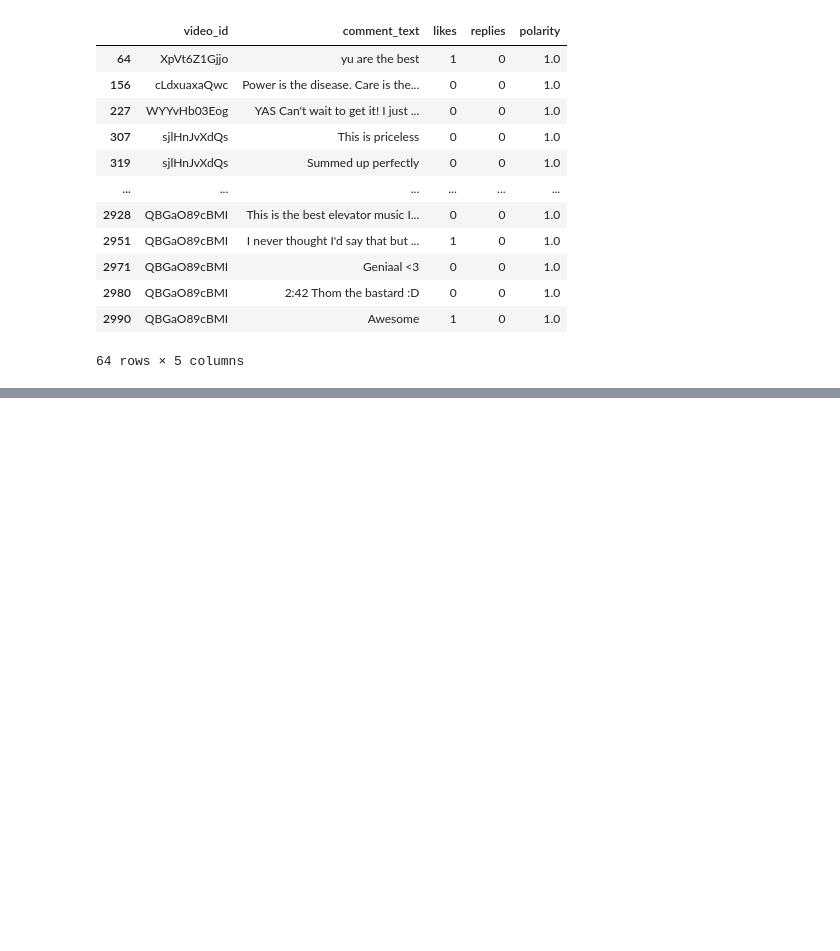
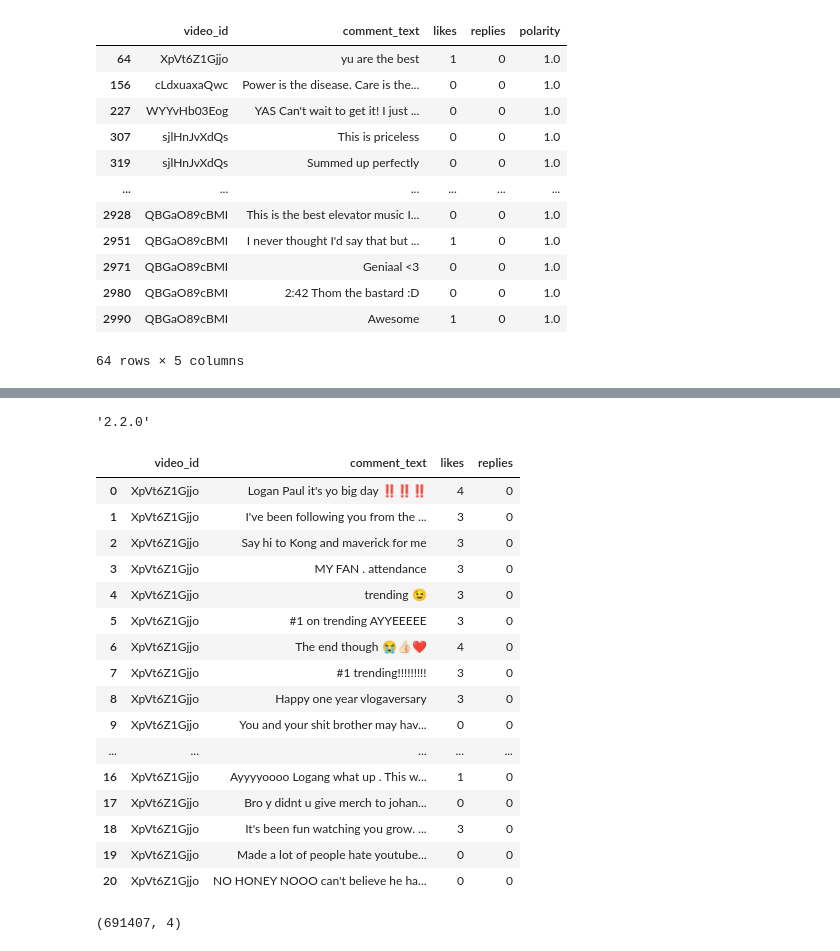
Before and after one commit to Nishantthakurrr/Text-Data-Analysis-Youtube, a Jupyter notebook: Youtube_Text_Data_Analysis.ipynb, the cells around one changed output, grey strips where cells are left out. Cells and saved outputs as stored; diff of their text form; code cells hidden in the pictures; blank space fills up the shorter version.

```diff
--- a/Youtube_Text_Data_Analysis.ipynb
+++ b/Youtube_Text_Data_Analysis.ipynb
@@ -252,0 +270,32 @@ plt.axis("off")
+# %%
+emoji.__version__
+# %% [output]
+'2.2.0'
+# %%
+# Importing big data for Emoji Analysis
+
+Emoji_comments=pd.read_csv("https://docs.google.com/spreadsheets/d/e/2PACX-1vR1OG_vxx1g_YW4cWrpINohXHePBgkU8CLqVHXVajKLN1UJSlK-iuXSE29-MihB1iJOg7uYPthW57Qg/pub?output=csv")
+# %%
+Emoji_comments.head(21)
+# %% [output]
+|  | video_id | comment_text | likes | replies |
+| 0 | XpVt6Z1Gjjo | Logan Paul it's yo big day ‼️‼️‼️ | 4 | 0 |
+| 1 | XpVt6Z1Gjjo | I've been following you from the ... | 3 | 0 |
+| 2 | XpVt6Z1Gjjo | Say hi to Kong and maverick for me | 3 | 0 |
+| 3 | XpVt6Z1Gjjo | MY FAN . attendance | 3 | 0 |
+| 4 | XpVt6Z1Gjjo | trending 😉 | 3 | 0 |
+| 5 | XpVt6Z1Gjjo | #1 on trending AYYEEEEE | 3 | 0 |
+| 6 | XpVt6Z1Gjjo | The end though 😭👍🏻❤️ | 4 | 0 |
+| 7 | XpVt6Z1Gjjo | #1 trending!!!!!!!!! | 3 | 0 |
+| 8 | XpVt6Z1Gjjo | Happy one year vlogaversary | 3 | 0 |
+| 9 | XpVt6Z1Gjjo | You and your shit brother may hav... | 0 | 0 |
+| ... | ... | ... | ... | ... |
+| 16 | XpVt6Z1Gjjo | Ayyyyoooo Logang what up . This w... | 1 | 0 |
+| 17 | XpVt6Z1Gjjo | Bro y didnt u give merch to johan... | 0 | 0 |
+| 18 | XpVt6Z1Gjjo | It's been fun watching you grow. ... | 3 | 0 |
+| 19 | XpVt6Z1Gjjo | Made a lot of people hate youtube... | 0 | 0 |
+| 20 | XpVt6Z1Gjjo | NO HONEY NOOO can't believe he ha... | 0 | 0 |
+# %%
+Emoji_comments.shape
+# %% [output]
+(691407, 4)
```
Also changed, not shown: parts of 10 cells of this notebook.
